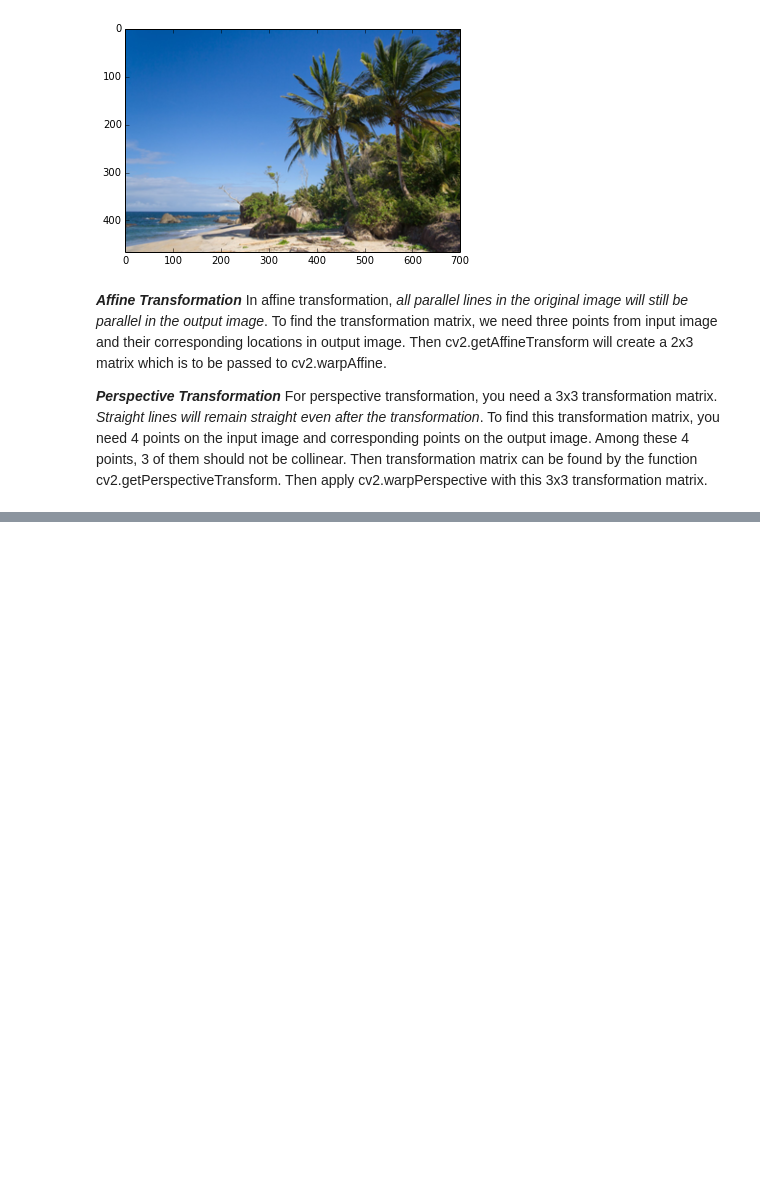
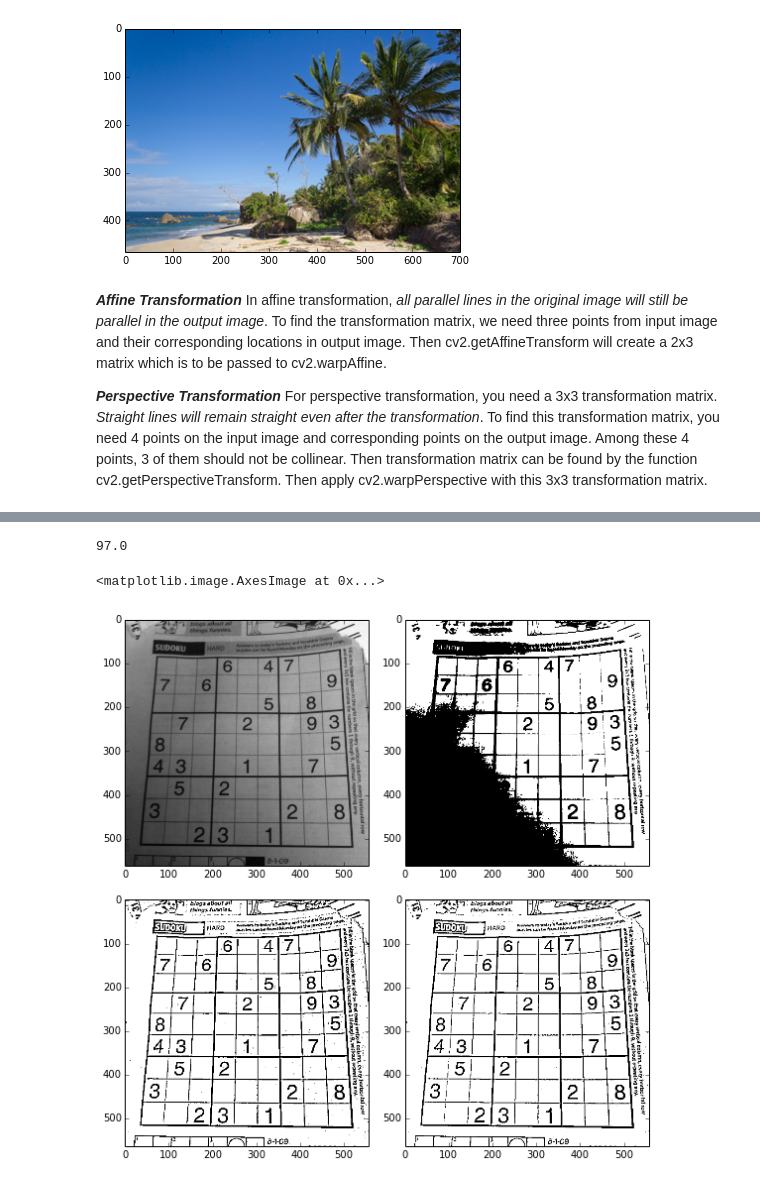
Before and after one commit to dolaameng/tutorials, a Jupyter notebook: opencv-practice/opencv python tutorials 2.ipynb, the cells around one changed output, grey strips where cells are left out. Drawn from its saved outputs; the diff is of its cells as text; code cells hidden in the pictures; blank space fills up the shorter version.

```diff
--- a/opencv-practice/opencv python tutorials 2.ipynb
+++ b/opencv-practice/opencv python tutorials 2.ipynb
@@ -119,0 +129,27 @@ axes[2].set_title("affine transformation")
+# %%
+## cv2.threshold performs global thresholding
+## (a single value for whole image)
+## cv2.adaptiveThreshold can be either mean-based or gaussian-based
+## which uses different thersholding for different regions
+sudoku_gray = cv2.cvtColor(sudoku, cv2.COLOR_RGB2GRAY)
+thr, global_thres = cv2.threshold(sudoku_gray, 127, 255,
+                                  cv2.THRESH_OTSU)
+print thr
+adaptive_mean = cv2.adaptiveThreshold(sudoku_gray, 255,
+                        cv2.ADAPTIVE_THRESH_MEAN_C, cv2.THRESH_BINARY,
+                        7, 6)
+adaptive_gauss = cv2.adaptiveThreshold(sudoku_gray, 255,
+                        cv2.ADAPTIVE_THRESH_GAUSSIAN_C, cv2.THRESH_BINARY,
+                        11, 6)
+
+fig, axes = plt.subplots(2, 2, figsize = (8, 8))
+fig.tight_layout()
+
+axes[0, 0].imshow(sudoku_gray, cmap = plt.cm.gray)
+axes[0, 1].imshow(global_thres, cmap = plt.cm.gray)
+axes[1, 0].imshow(adaptive_mean, cmap = plt.cm.gray)
+axes[1, 1].imshow(adaptive_gauss, cmap = plt.cm.gray)
+# %% [output]
+97.0
+<matplotlib.image.AxesImage at 0x...>
+[figure, added]
```
Also changed, not shown: parts of 6 cells of this notebook, 1 other file.
